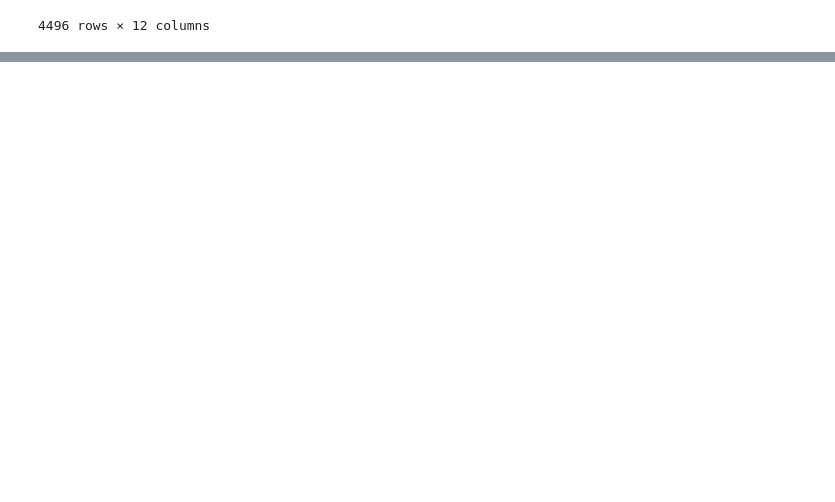
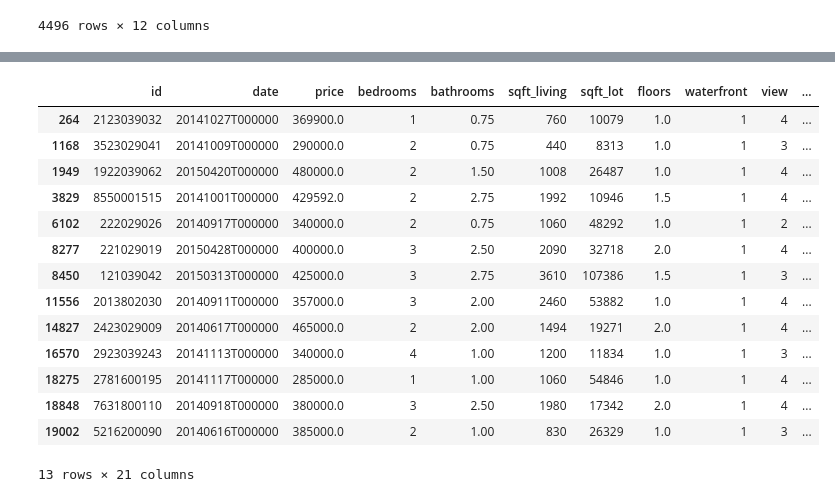
Before and after one commit to farhanaqaei/DataAnalysis, a Jupyter notebook: 6_Filtering/LearningBook.ipynb, the cells around one changed output, grey strips where cells are left out. Cells and saved outputs as stored; diff of their text form; code cells hidden in the pictures; blank space fills up the shorter version.

```diff
--- a/6_Filtering/LearningBook.ipynb
+++ b/6_Filtering/LearningBook.ipynb
@@ -211,0 +230,18 @@ netflix[mature]
+# %%
+houses[(houses.waterfront == 1) & (houses.price < 500000)]
+# %% [output]
+|  | id | date | price | bedrooms | bathrooms | sqft_living | sqft_lot | floors | waterfront | view | ... |
+| 264 | 2123039032 | 20141027T000000 | 369900.0 | 1 | 0.75 | 760 | 10079 | 1.0 | 1 | 4 | ... |
+| 1168 | 3523029041 | 20141009T000000 | 290000.0 | 2 | 0.75 | 440 | 8313 | 1.0 | 1 | 3 | ... |
+| 1949 | 1922039062 | 20150420T000000 | 480000.0 | 2 | 1.50 | 1008 | 26487 | 1.0 | 1 | 4 | ... |
+| 3829 | 8550001515 | 20141001T000000 | 429592.0 | 2 | 2.75 | 1992 | 10946 | 1.5 | 1 | 4 | ... |
+| 6102 | 222029026 | 20140917T000000 | 340000.0 | 2 | 0.75 | 1060 | 48292 | 1.0 | 1 | 2 | ... |
+| 8277 | 221029019 | 20150428T000000 | 400000.0 | 3 | 2.50 | 2090 | 32718 | 2.0 | 1 | 4 | ... |
+| 8450 | 121039042 | 20150313T000000 | 425000.0 | 3 | 2.75 | 3610 | 107386 | 1.5 | 1 | 3 | ... |
+| 11556 | 2013802030 | 20140911T000000 | 357000.0 | 3 | 2.00 | 2460 | 53882 | 1.0 | 1 | 4 | ... |
+| 14827 | 2423029009 | 20140617T000000 | 465000.0 | 2 | 2.00 | 1494 | 19271 | 2.0 | 1 | 4 | ... |
+| 16570 | 2923039243 | 20141113T000000 | 340000.0 | 4 | 1.00 | 1200 | 11834 | 1.0 | 1 | 3 | ... |
+| 18275 | 2781600195 | 20141117T000000 | 285000.0 | 1 | 1.00 | 1060 | 54846 | 1.0 | 1 | 4 | ... |
+| 18848 | 7631800110 | 20140918T000000 | 380000.0 | 3 | 2.50 | 1980 | 17342 | 2.0 | 1 | 4 | ... |
+| 19002 | 5216200090 | 20140616T000000 | 385000.0 | 2 | 1.00 | 830 | 26329 | 1.0 | 1 | 3 | ... |
+13 rows × 21 columns
```
Also changed, not shown: parts of 3 cells of this notebook.
